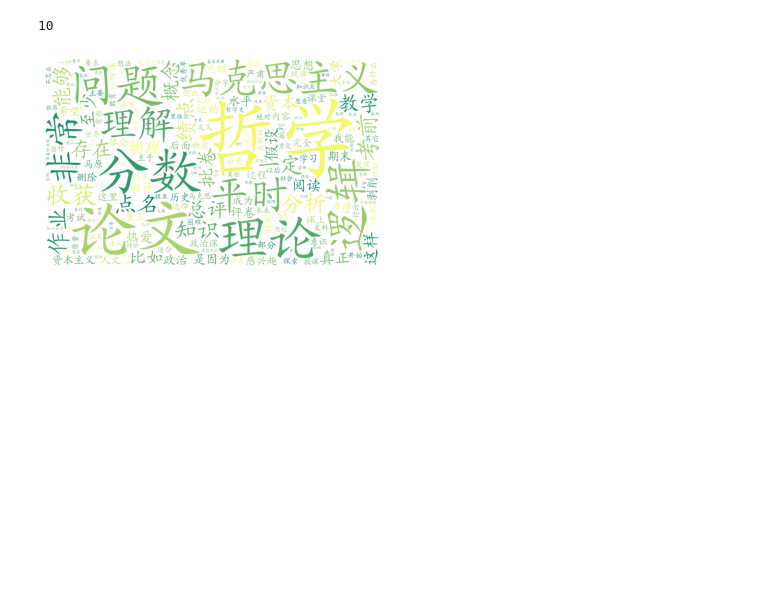
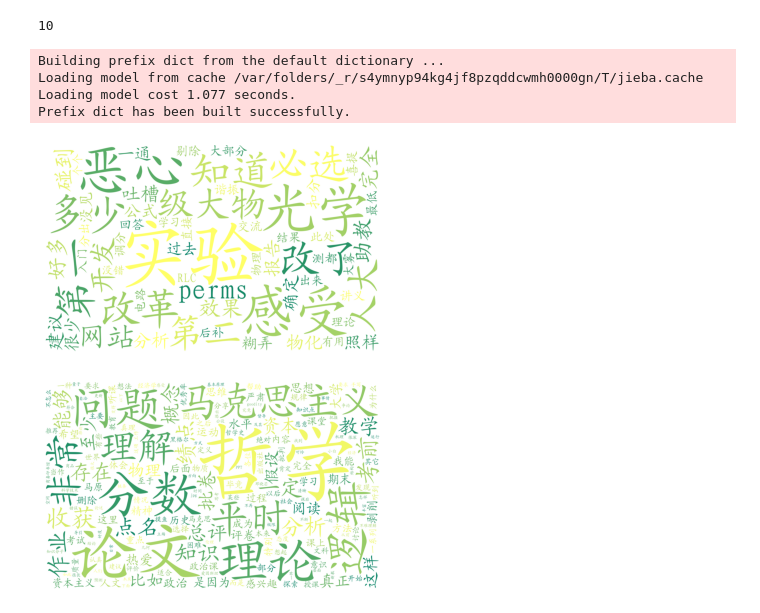
Before and after one commit to Bessgendre/Word-Cloud-For-USTC-icourse.club, a Jupyter notebook: main.ipynb, the cells around one changed output. Saved outputs shown, nothing was run; the diff lists cells and outputs as text; code cells hidden in the pictures; blank space fills up the shorter version.

```diff
--- a/tryout_history/main.ipynb
+++ b/main.ipynb
@@ -72,7 +72,7 @@ clouds = list(map(web.TheWordCloud,all_course))
 搜索某一课程，生成云图（多进程）
 # %%
 # 获得一个搜索结果下的所有课程链接
-links = web.SearchCourse('马克思主义基本原理')
+links = web.SearchCourse('大物实验')
 # %%
 # 多线程获取一个搜索结果下每一个链接中的评课
 
@@ -128,6 +128,15 @@ class CloudThread(Thread):
 cloud_thd = []
 for i in range(len(all_course_comments)):
     cloud_thd.append(CloudThread(all_course_comments[i],i))
+# %%
+cloud_thd[9].start()
+cloud_thd[9].join()
+# %% [output]
+Building prefix dict from the default dictionary ...
+Loading model from cache /var/folders/_r/s4ymnyp94kg4jf8pzqddcwmh0000gn/T/jieba.cache
+Loading model cost 1.077 seconds.
+Prefix dict has been built successfully.
+[figure, added]
 # %%
 cloud_thd[0].start()
 time.sleep(0.5)
```
Also changed, not shown: 7 other files.
